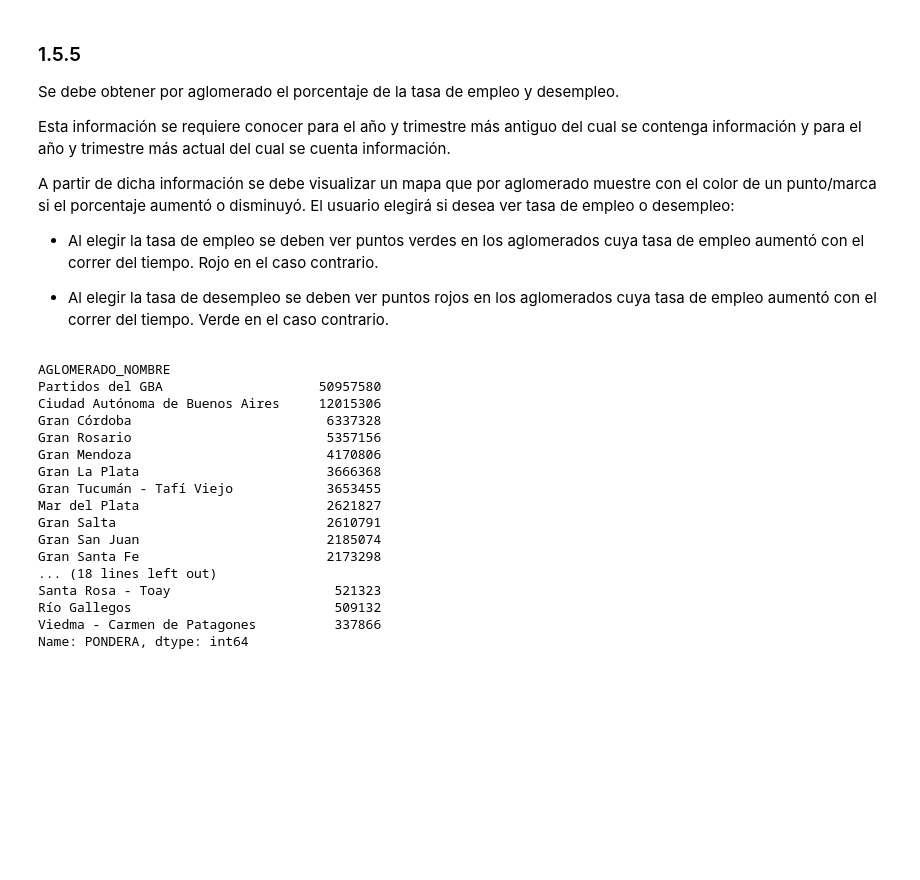
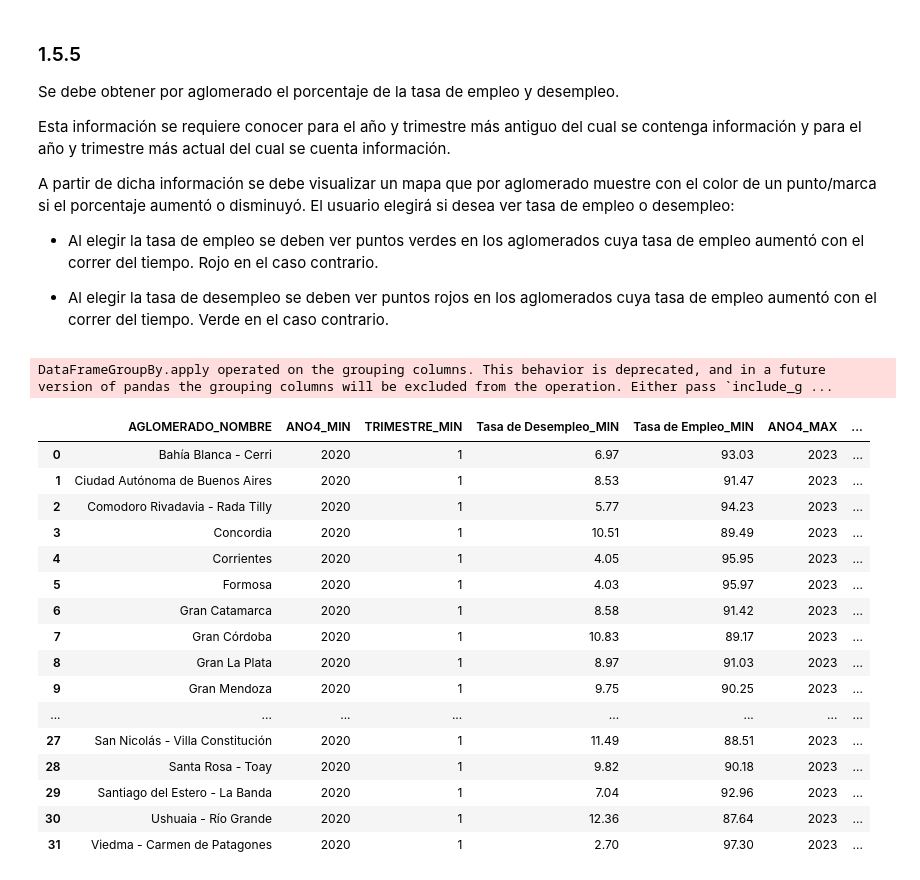
Before and after one commit to pablolube/EncuestAR, a Jupyter notebook: notebooks/2-Actividad y Empleo-Pablo.ipynb, the cells around one changed output. Cells and saved outputs as stored; diff of their text form; code cells hidden in the pictures; blank space fills up the shorter version.

```diff
--- a/notebooks/2-Actividad y Empleo-Pablo.ipynb
+++ b/notebooks/2-Actividad y Empleo-Pablo.ipynb
@@ -360,23 +372,33 @@ ver tasa de empleo o desempleo:
 - Al elegir la tasa de empleo se deben ver puntos verdes en los aglomerados cuya tasa de empleo aumentó con el correr del tiempo. Rojo en el caso contrario.
 
 - Al elegir la tasa de desempleo se deben ver puntos rojos en los aglomerados cuya tasa de empleo aumentó con el correr del tiempo. Verde en el caso contrario.
-# %%
-df_empleo.groupby('AGLOMERADO_NOMBRE')['PONDERA'].sum().sort_values(ascending=False)
-# %% [output]
-AGLOMERADO_NOMBRE
-Partidos del GBA                    50957580
-Ciudad Autónoma de Buenos Aires     12015306
-Gran Córdoba                         6337328
-Gran Rosario                         5357156
-Gran Mendoza                         4170806
-Gran La Plata                        3666368
-Gran Tucumán - Tafí Viejo            3653455
-Mar del Plata                        2621827
-Gran Salta                           2610791
-Gran San Juan                        2185074
-Gran Santa Fe                        2173298
-... (18 lines left out)
-Santa Rosa - Toay                     521323
-Río Gallegos                          509132
-Viedma - Carmen de Patagones          337866
-Name: PONDERA, dtype: int64
+# %%
+df_emp_des=calcular_tasa_emp_desemp(df_empleo, condicion=None, agrupacion=['AGLOMERADO_NOMBRE','ANO4', 'TRIMESTRE'])
+
+df_sorted=df_emp_des.sort_values(by=['AGLOMERADO_NOMBRE','ANO4', 'TRIMESTRE'])
+
+min_date_aglomerado = df_sorted.drop_duplicates(subset='AGLOMERADO_NOMBRE', keep='first')
+max_date_aglomerado = df_sorted.drop_duplicates(subset='AGLOMERADO_NOMBRE', keep='last')
+
+emp_des_comp=pd.merge(min_date_aglomerado,max_date_aglomerado,on='AGLOMERADO_NOMBRE',how='inner',suffixes=('_MIN', '_MAX') )
+
+emp_des_comp
+# %% [output]
+DataFrameGroupBy.apply operated on the grouping columns. This behavior is deprecated, and in a future version of pandas the grouping columns will be excluded from the operation. Either pass `include_g ...
+|  | AGLOMERADO_NOMBRE | ANO4_MIN | TRIMESTRE_MIN | Tasa de Desempleo_MIN | Tasa de Empleo_MIN | ANO4_MAX | ... |
+| 0 | Bahía Blanca - Cerri | 2020 | 1 | 6.97 | 93.03 | 2023 | ... |
+| 1 | Ciudad Autónoma de Buenos Aires | 2020 | 1 | 8.53 | 91.47 | 2023 | ... |
+| 2 | Comodoro Rivadavia - Rada Tilly | 2020 | 1 | 5.77 | 94.23 | 2023 | ... |
+| 3 | Concordia | 2020 | 1 | 10.51 | 89.49 | 2023 | ... |
+| 4 | Corrientes | 2020 | 1 | 4.05 | 95.95 | 2023 | ... |
+| 5 | Formosa | 2020 | 1 | 4.03 | 95.97 | 2023 | ... |
+| 6 | Gran Catamarca | 2020 | 1 | 8.58 | 91.42 | 2023 | ... |
+| 7 | Gran Córdoba | 2020 | 1 | 10.83 | 89.17 | 2023 | ... |
+| 8 | Gran La Plata | 2020 | 1 | 8.97 | 91.03 | 2023 | ... |
+| 9 | Gran Mendoza | 2020 | 1 | 9.75 | 90.25 | 2023 | ... |
+| ... | ... | ... | ... | ... | ... | ... | ... |
+| 27 | San Nicolás - Villa Constitución | 2020 | 1 | 11.49 | 88.51 | 2023 | ... |
+| 28 | Santa Rosa - Toay | 2020 | 1 | 9.82 | 90.18 | 2023 | ... |
+| 29 | Santiago del Estero - La Banda | 2020 | 1 | 7.04 | 92.96 | 2023 | ... |
+| 30 | Ushuaia - Río Grande | 2020 | 1 | 12.36 | 87.64 | 2023 | ... |
+| 31 | Viedma - Carmen de Patagones | 2020 | 1 | 2.70 | 97.30 | 2023 | ... |
```
Also changed, not shown: parts of 9 cells of this notebook, 1 other file.
